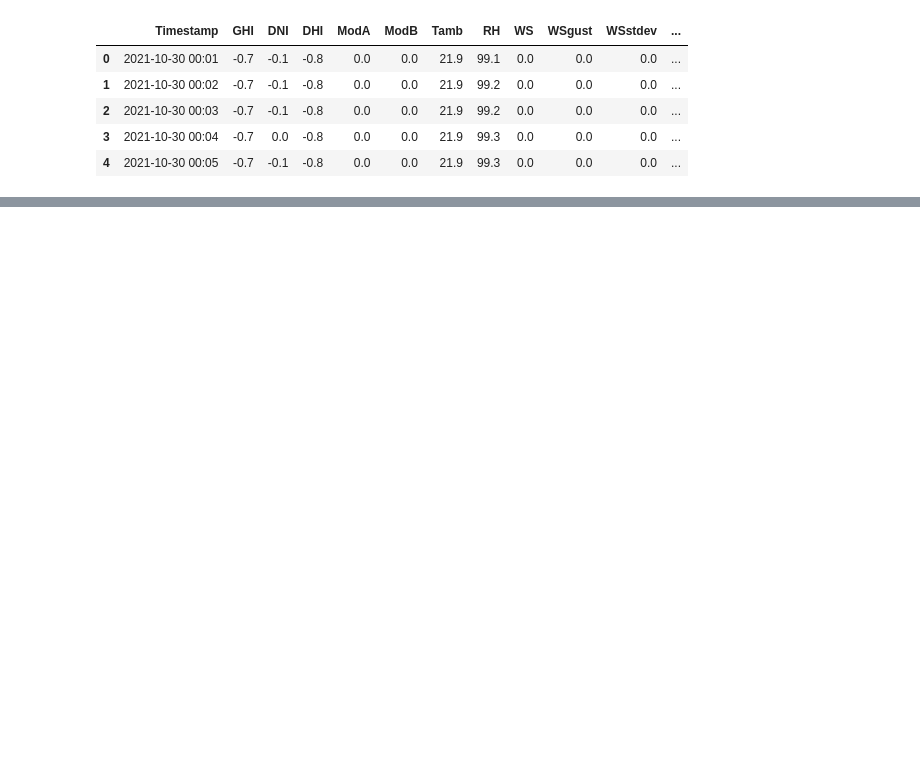
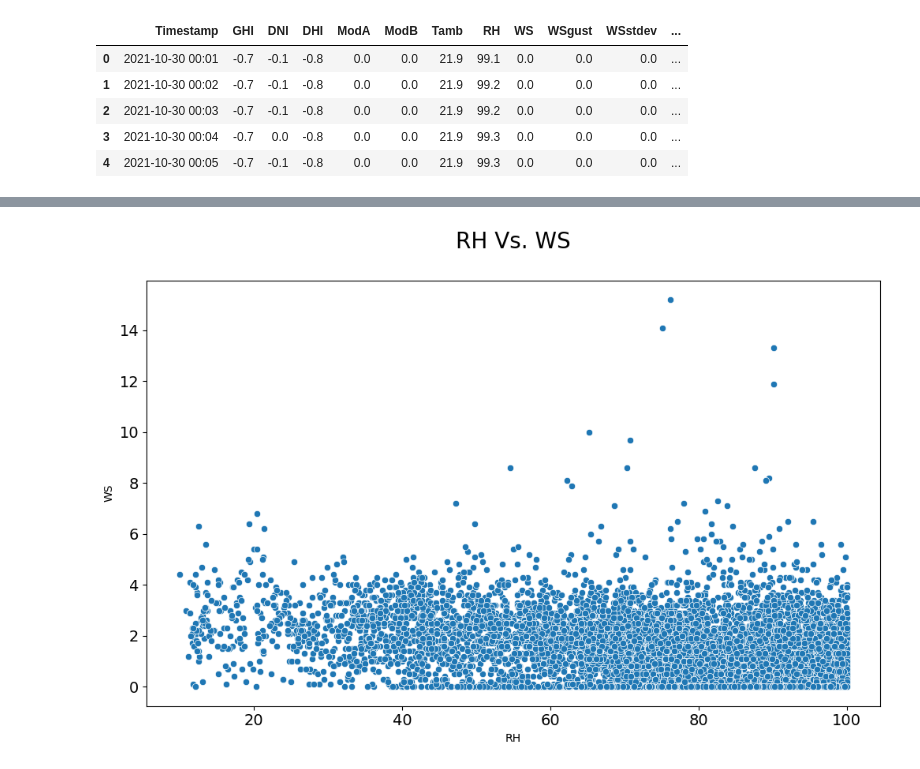
Before and after one commit to thomas1y/Solar-radiation-week-0, a Jupyter notebook: notebooks/EDA Analysis.ipynb, the cells around one changed output, grey strips where cells are left out. Drawn from its saved outputs; the diff is of its cells as text; code cells hidden in the pictures; blank space fills up the shorter version.

```diff
--- a/notebooks/EDA Analysis.ipynb
+++ b/notebooks/EDA Analysis.ipynb
@@ -16,0 +181,12 @@ data.head()
+# %%
+def plot_scatter(df: pd.DataFrame, x_col: str, y_col: str) -> None:
+    plt.figure(figsize=(12, 7))
+    sns.scatterplot(data = df, x=x_col, y=y_col)
+    plt.title(f'{x_col} Vs. {y_col}\n', size=20)
+    plt.xticks(fontsize=14)
+    plt.yticks( fontsize=14)
+    plt.show()
+# %%
+plot_scatter(data.sample(10000), 'RH', 'WS')
+# %% [output]
+[figure, added]
```
Also changed, not shown: parts of 17 cells of this notebook, 6 other files.
